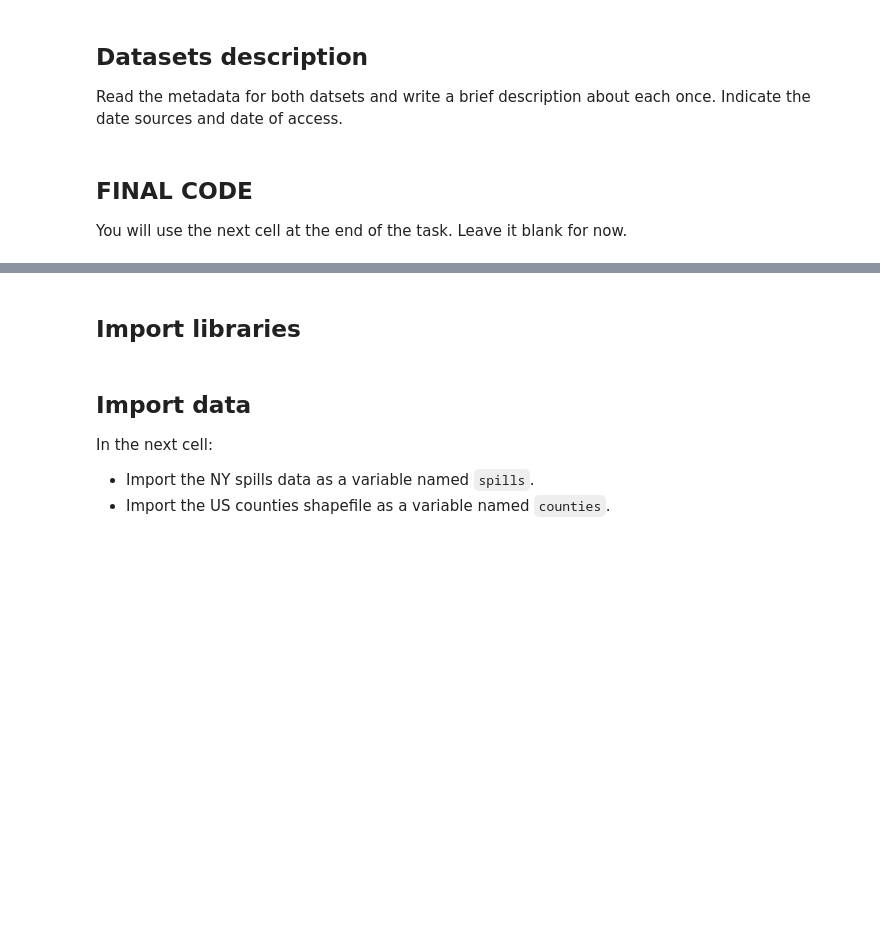
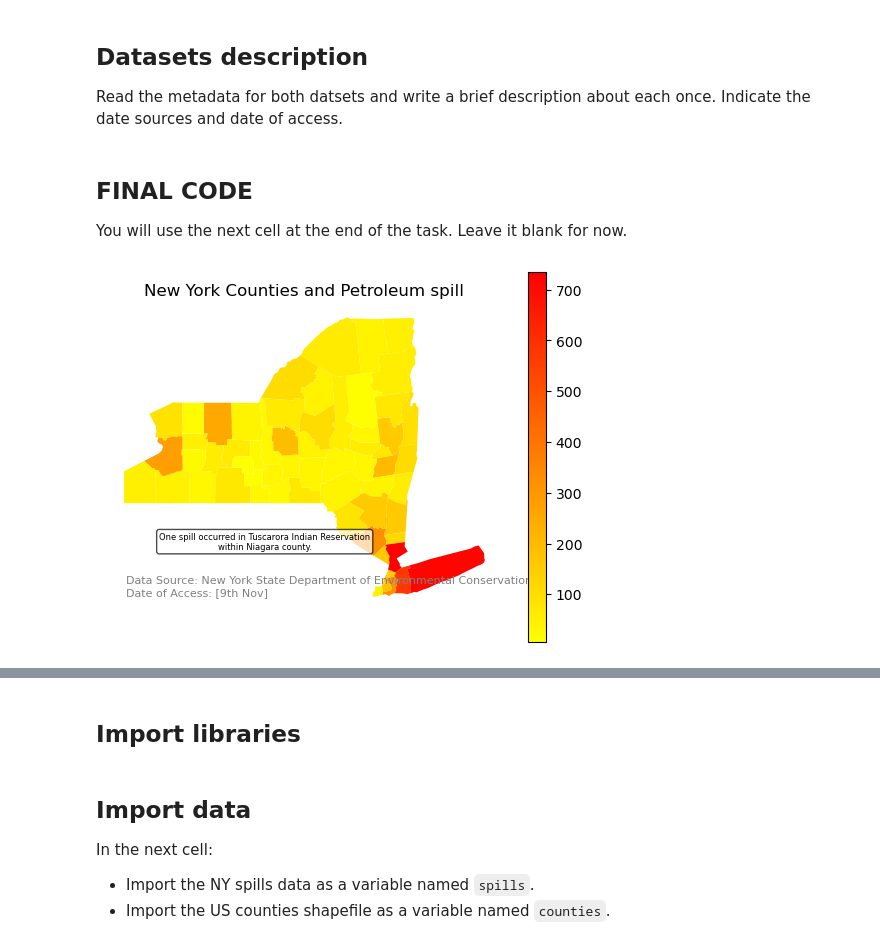
Before and after one commit to Sujan-Bhattarai12/eds220-assignment3, a Jupyter notebook: hwk3-task1-spills.ipynb, the cells around one changed output, grey strips where cells are left out. Drawn from its saved outputs; the diff is of its cells as text; code cells hidden in the pictures; blank space fills up the shorter version.

```diff
--- a/hwk3-task1-spills.ipynb
+++ b/hwk3-task1-spills.ipynb
@@ -45,3 +43,82 @@ You will use the next cell at the end of the task. Leave it blank for now.
+# %%
+### ===== FINAL CODE =====
+
+##importing all libraries
+import numpy as np
+import pandas as pd
+import matplotlib.pyplot as plt
+import seaborn as sns
+import geopandas as gpd
+from matplotlib.colors import LinearSegmentedColormap
+
+
+##read both data
+spills   = pd.read_csv("data/Spill_Incidents_20231108.csv")
+counties = gpd.read_file("data/tl_2022_us_county.shp")
+
+# 2. simplify column names using lambda function
+spills.rename(columns=lambda x: x.lower().replace(" ", "_"), inplace=True)
+
+##convert the date column type to datetime first
+spills['spill_date'] = pd.to_datetime(spills['spill_date'], format='%m/%d/%Y')
+
+#filter for rows where it matches condition of the date
+petr_23 = spills[(spills['material_family'] == "Petroleum") & (spills['spill_date'] >= '2023-01-01') & (spills['spill_date'] <= '2023-10-31')]
+
+# reset index and group and count
+spills_per_county = petr_23.groupby("county").size().reset_index(name="n_spills")
+
+# 2.simplify column name as previous usin lambda function
+counties.rename(columns=lambda x: x.lower().replace(" ", "_"), inplace=True)
+
+#access the page here: https://www.census.gov/library/reference/code-lists/ansi.html#states
+ny_counties = counties[counties['statefp']== '36']
+
+# 4. updating name
+spills_per_county.at[50, 'county'] = 'St. Lawrence'
+spills_per_county[spills_per_county["county"]== 'St. Lawrence']
+
+# 1. ##making new changes: maybe I should only change the column valune names
+spills_per_county.rename(columns = {'county':'name'}, inplace = True)
+
+# 2. merge both the data
+ny_counties = pd.merge(spills_per_county, ny_counties, on='name', how='inner')
+
+#your code here, select the location of that point and just add value 1 to it
+ny_counties.loc[ny_counties['name'] == 'Niagara', 'n_spills'] += 1
+
+##Plotting
+ny_counties = gpd.GeoDataFrame(ny_counties, geometry='geometry')
+cmap = LinearSegmentedColormap.from_list('green_to_red', ['#FFFF00', '#FF0000'], N=256)
+
+# Plot the map
+ax = ny_counties.plot(column='n_spills',
+                      cmap=cmap,
+                      legend=True)
+
+plt.title('New York Counties and Petroleum spill')
+
+# Remove the axis
+ax.set_axis_off()
+
+# Add annotation for data source
+plt.annotate('Data Source: New York State Department of Environmental Conservation\nDate of Access: [9th Nov]',
+             xy=(0.05, 0.05),
+             xycoords='axes fraction',
+             fontsize=8, color='gray')
+
+# Add annotation for a spill in Tuscarora Indian Reservation
+tuscarora_annotation = "One spill occurred in Tuscarora Indian Reservation\nwithin Niagara county."
+plt.annotate(tuscarora_annotation, xy=(0.4, 0.2),
+             xycoords='axes fraction',
+             ha='center',
+             fontsize=6,
+             bbox=dict(boxstyle='round', facecolor='white', alpha=0.7))
+
+# Show the plot
+plt.show()
+# %% [output]
+[figure, added]
 # %% [markdown]
 <!-- write your description in this markdwon cell -->
 # %% [markdown]
```
Also changed, not shown: parts of 11 cells of this notebook.
